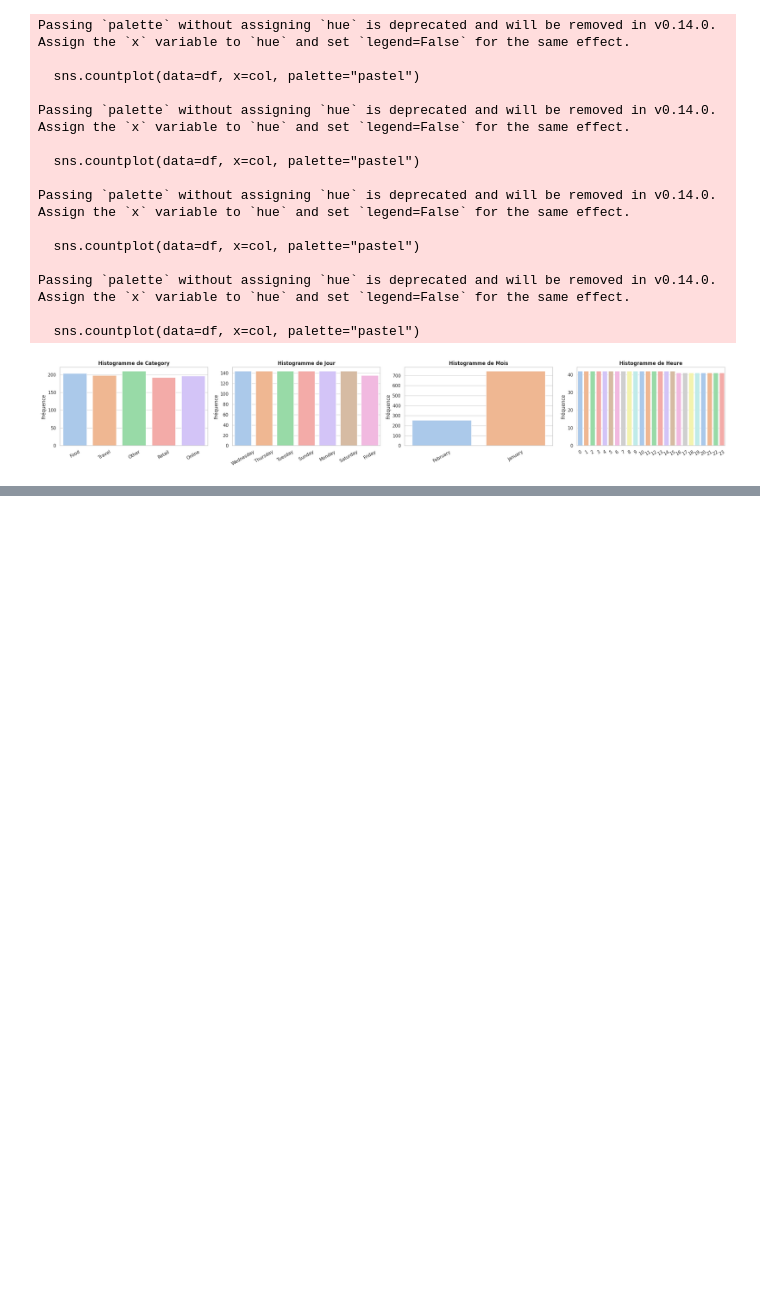
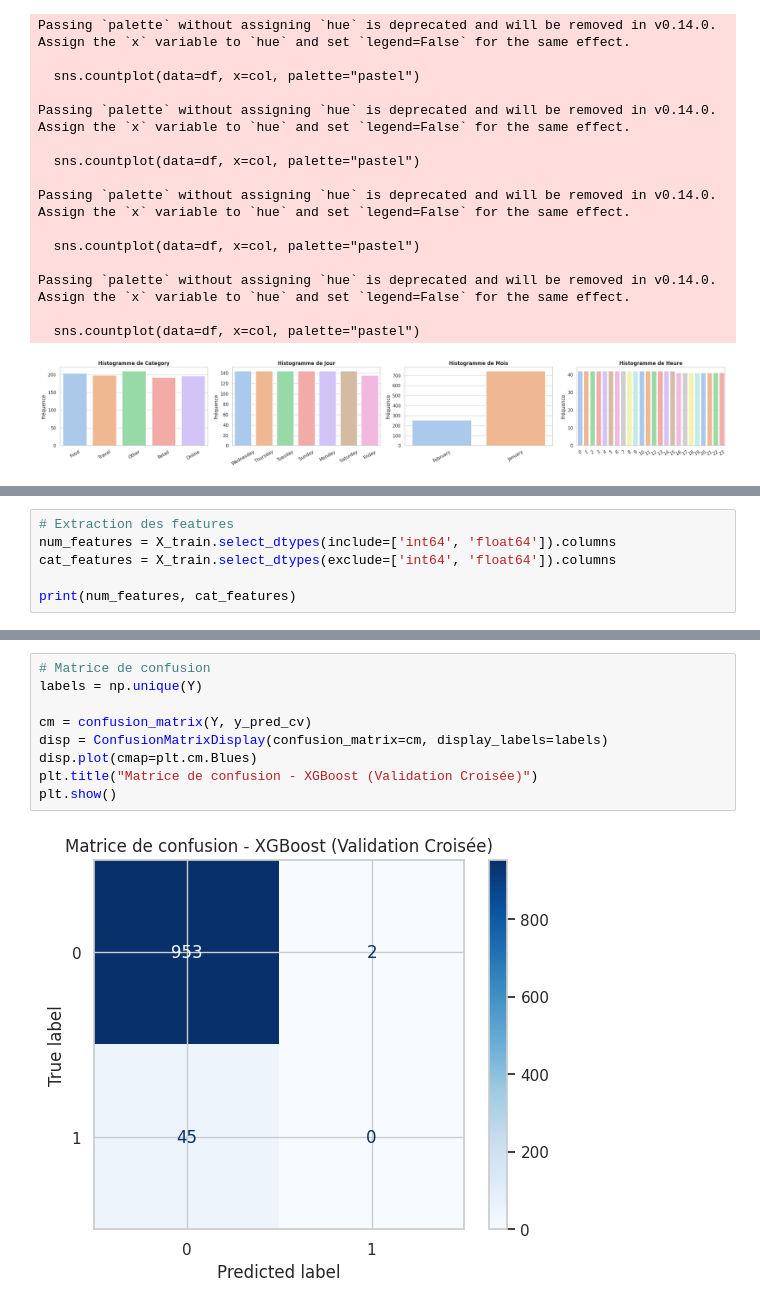
Before and after one commit to LarrySANDJO/PROJET_STATAPP, a Jupyter notebook: Notebooks/Data_Larry.ipynb, the cells around one changed output, grey strips where cells are left out. Saved outputs shown, nothing was run; the diff lists cells and outputs as text; blank space fills up the shorter version.

```diff
--- a/Notebooks/Data_Larry.ipynb
+++ b/Notebooks/Data_Larry.ipynb
@@ -186,0 +270,6 @@ X.head(4)
+# %%
+# Extraction des features
+num_features = X_train.select_dtypes(include=['int64', 'float64']).columns
+cat_features = X_train.select_dtypes(exclude=['int64', 'float64']).columns
+
+print(num_features, cat_features)
@@ -186,0 +481,11 @@ X.head(4)
+# %%
+# Matrice de confusion
+labels = np.unique(Y)
+
+cm = confusion_matrix(Y, y_pred_cv)
+disp = ConfusionMatrixDisplay(confusion_matrix=cm, display_labels=labels)
+disp.plot(cmap=plt.cm.Blues)
+plt.title("Matrice de confusion - XGBoost (Validation Croisée)")
+plt.show()
+# %% [output]
+[figure, added]
```
Also changed, not shown: parts of 31 cells of this notebook, 4 other files.
